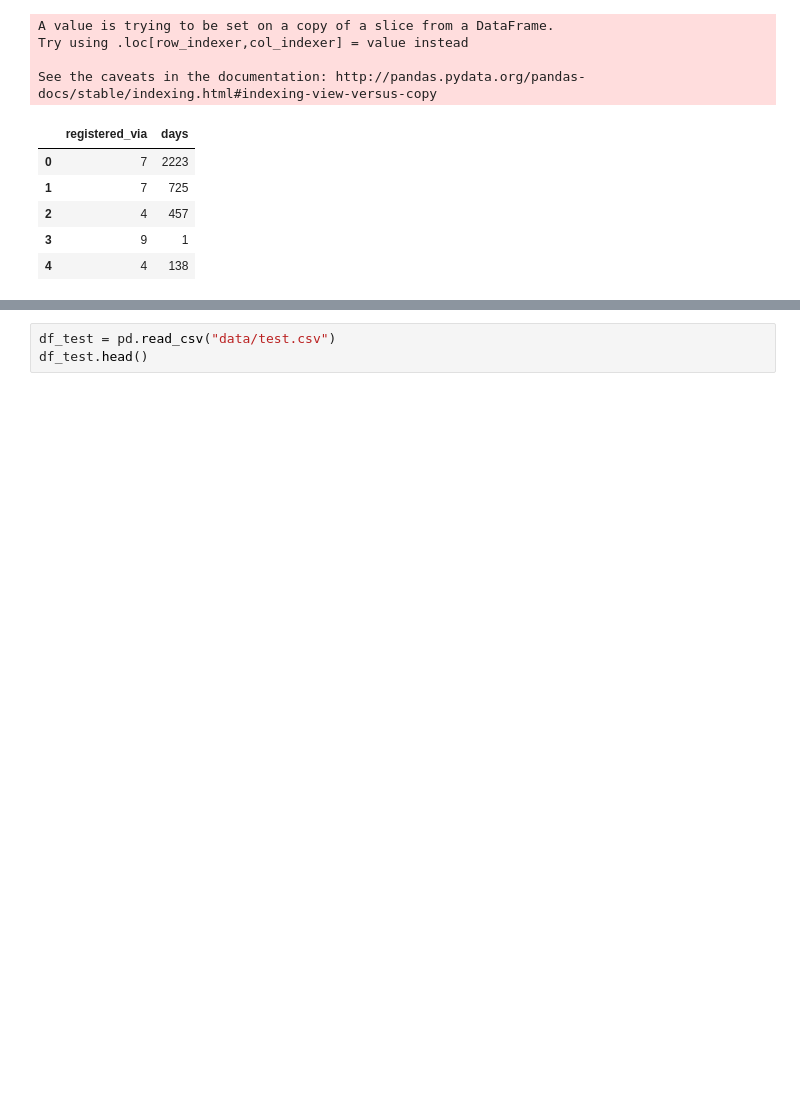
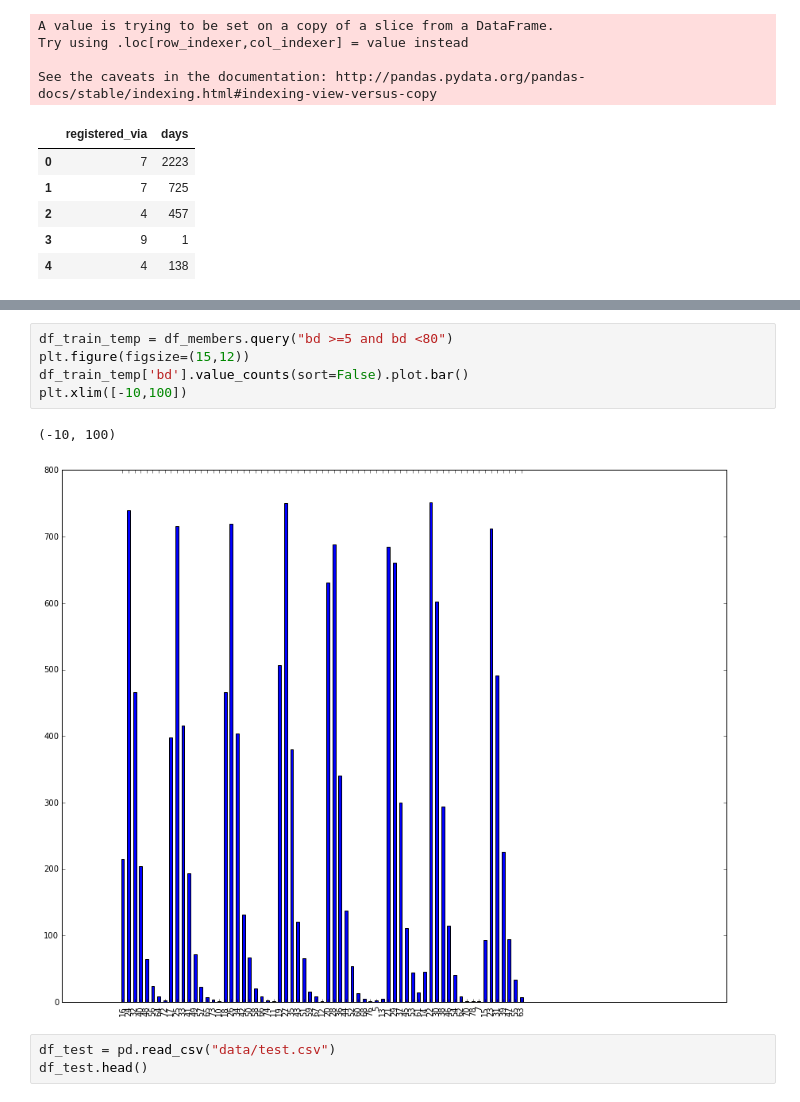
Before and after one commit to srimi/music-recommender, a Jupyter notebook: eda_1.ipynb, the cells around one changed output, grey strips where cells are left out. Drawn from its saved outputs; the diff is of its cells as text; blank space fills up the shorter version.

```diff
--- a/eda_1.ipynb
+++ b/eda_1.ipynb
@@ -199,3 +304,11 @@ Name: days, dtype: float64
+# %%
+df_train_temp = df_members.query("bd >=5 and bd <80")
+plt.figure(figsize=(15,12))
+df_train_temp['bd'].value_counts(sort=False).plot.bar()
+plt.xlim([-10,100])
+# %% [output]
+(-10, 100)
+[figure, added]
 # %%
 df_test = pd.read_csv("data/test.csv")
 df_test.head()
```
Also changed, not shown: parts of 7 cells of this notebook.
